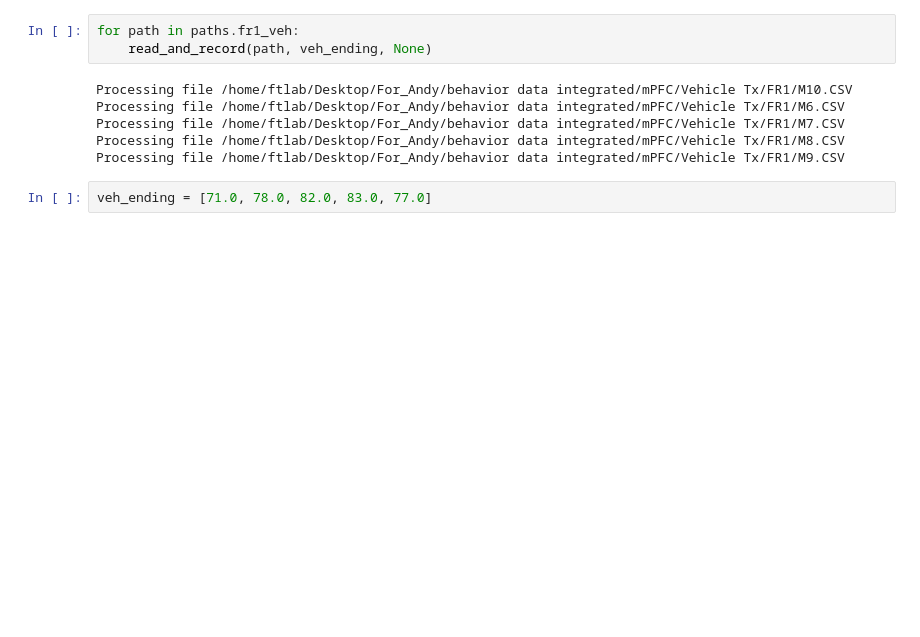
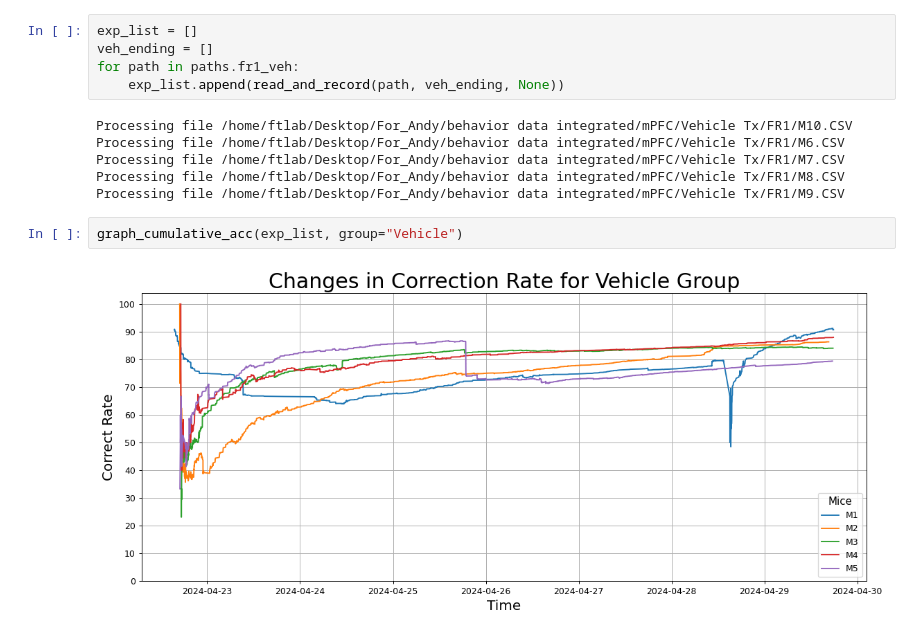
Before and after one commit to ftlabucsd/FEDUPP, a Jupyter notebook: mPFC FR1 accuracy.ipynb, the cells around one changed output. Cells and saved outputs as stored; diff of their text form; blank space fills up the shorter version.

```diff
--- a/mPFC FR1 accuracy.ipynb
+++ b/mPFC FR1 accuracy.ipynb
@@ -66,14 +67,18 @@ veh_ending = []
 # %%
+exp_list = []
+veh_ending = []
 for path in paths.fr1_veh:
-    read_and_record(path, veh_ending, None)
+    exp_list.append(read_and_record(path, veh_ending, None))
 # %% [output]
 Processing file /home/ftlab/Desktop/For_Andy/behavior data integrated/mPFC/Vehicle Tx/FR1/M10.CSV
 Processing file /home/ftlab/Desktop/For_Andy/behavior data integrated/mPFC/Vehicle Tx/FR1/M6.CSV
 Processing file /home/ftlab/Desktop/For_Andy/behavior data integrated/mPFC/Vehicle Tx/FR1/M7.CSV
 Processing file /home/ftlab/Desktop/For_Andy/behavior data integrated/mPFC/Vehicle Tx/FR1/M8.CSV
 Processing file /home/ftlab/Desktop/For_Andy/behavior data integrated/mPFC/Vehicle Tx/FR1/M9.CSV
-# %%
-veh_ending = [71.0, 78.0, 82.0, 83.0, 77.0]
+# %%
+graph_cumulative_acc(exp_list, group="Vehicle")
+# %% [output]
+[figure, added]
 # %%
 exp_times = []
 
```
Also changed, not shown: parts of 11 cells of this notebook, 7 other files.
